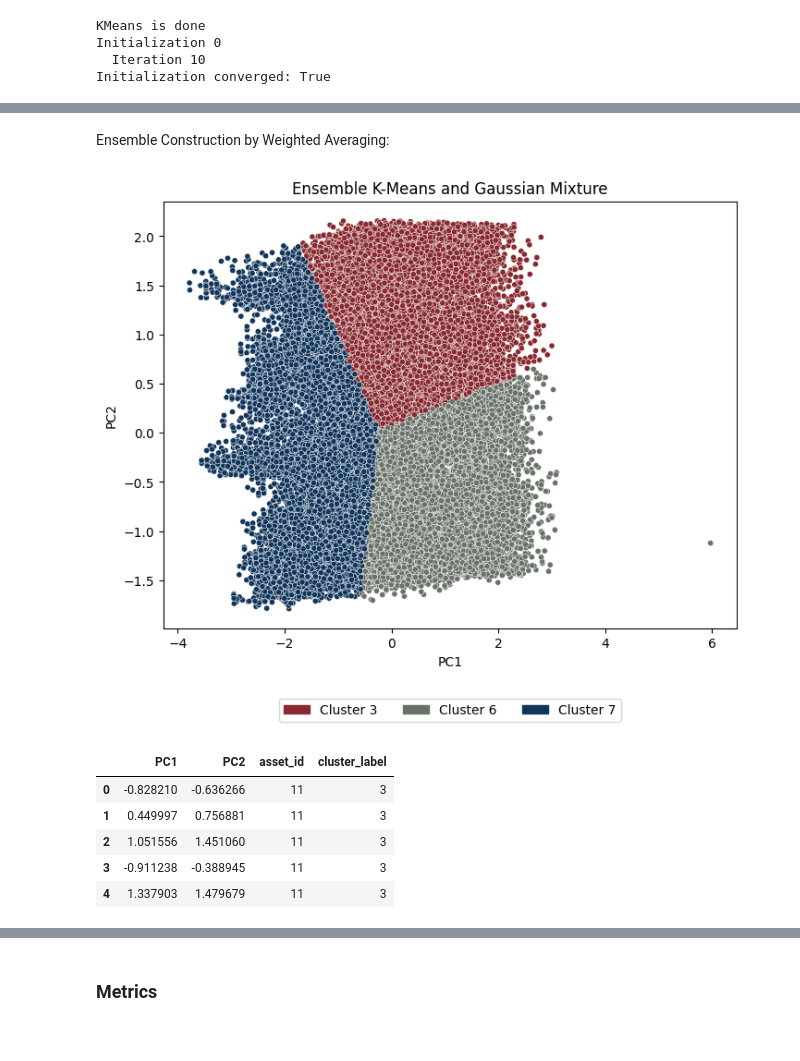
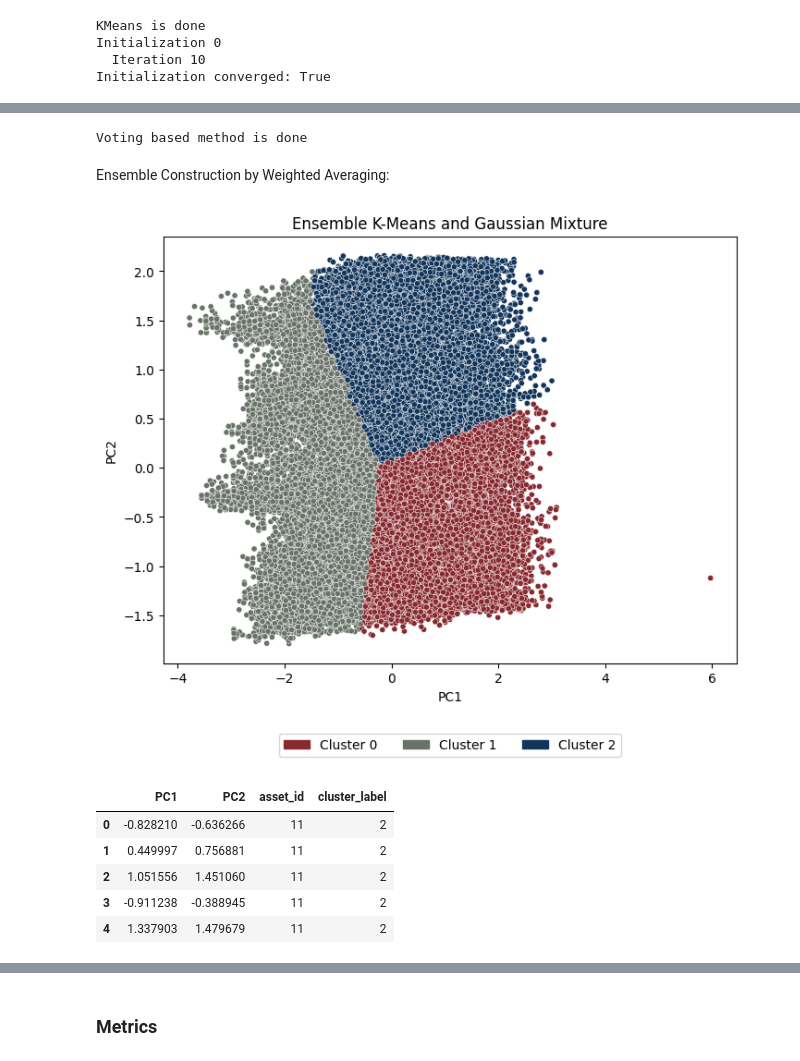
Before and after one commit to sarabreu/thesis_dev, a Jupyter notebook: 4_ensemble_models/clean_wind.ipynb, the cells around one changed output, grey strips where cells are left out. Cells and saved outputs as stored; diff of their text form; code cells hidden in the pictures.

```diff
--- a/4_ensemble_models/clean_wind.ipynb
+++ b/4_ensemble_models/clean_wind.ipynb
@@ -104,14 +50,0 @@ Cluster Fusion: Merge clusters from K-means and GMMs based on similarity measure
-# %%
-kmeans_centroids = kmeans.cluster_centers_
-gmm_centroids = gmm.means_
-
-# Compute pairwise distances between centroids
-centroid_distances = cdist(kmeans_centroids, gmm_centroids)
-
-# Assign each K-means cluster to the most similar GMM cluster
-cluster_mapping = centroid_distances.argmin(axis=1)
-
-# Update ensemble labels based on cluster mapping
-ensemble_labels = np.zeros_like(kmeans_labels)
-for i, gmm_cluster in enumerate(cluster_mapping):
-    ensemble_labels[kmeans_labels == i] = gmm_cluster
@@ -117,0 +53,20 @@ for i, gmm_cluster in enumerate(cluster_mapping):
+# %%
+# Voting based on cluster assignments
+num_clusters = max(len(set(kmeans_labels)), len(set(gmm_labels)))
+voting_labels_kmeans_gmm = np.zeros(len(df), dtype=int)
+
+for i in range(len(df)):
+    kmeans_cluster = kmeans_labels[i]
+    gmm_cluster = gmm_labels[i]
+
+    # Create a voting array
+    votes = np.zeros(num_clusters, dtype=int)
+    votes[kmeans_cluster] += 1
+    votes[gmm_cluster] += 1
+
+    # Assign the data point to the cluster with the most votes
+    voting_labels_kmeans_gmm[i] = np.argmax(votes)
+
+print('Voting based method is done')
+# %% [output]
+Voting based method is done
@@ -118,26 +122,26 @@ for i, gmm_cluster in enumerate(cluster_mapping):
 # %% [markdown]
 Ensemble Construction by Weighted Averaging:
 # %%
-df['cluster_label'] = ensemble_labels
+df['cluster_label'] = voting_labels_kmeans_gmm
 df['asset_id'] = subset_df['asset_id']
 # %%
 df.to_csv('results/clean_wind/gmm_kmeans.csv', index = False)
 # %%
 n_clusters = len(df['cluster_label'].unique())
 pallete = sns.color_palette(my_colors, n_clusters)
 
 # Plot the representative points on a scatter plot using PCA results
 plt.figure(figsize=(8, 6))
 sns.scatterplot(data=df, x='PC1', y='PC2', hue='cluster_label', palette=pallete, s=20)
 plt.title('Ensemble K-Means and Gaussian Mixture')
 plt.xlabel('PC1')
 plt.ylabel('PC2')
 legend_handles = [mpatches.Circle((0, 0), radius=1, color=color) for color in my_colors]
-plt.legend(handles=legend_handles, labels=[f'Cluster {cluster_label}' for cluster_label in np.unique(ensemble_labels)],
+plt.legend(handles=legend_handles, labels=[f'Cluster {cluster_label}' for cluster_label in np.unique(voting_labels_kmeans_gmm)],
            loc='upper center', bbox_to_anchor=(0.5, -0.15), ncol=4)
 plt.show()
 # %% [output]
-[figure, old version]
+[figure, new version]
 # %%
 most_frequent_clusters = df.groupby('asset_id')['cluster_label'].agg(lambda x: np.bincount(x).argmax())
 
@@ -149,11 +153,11 @@ df = pd.merge(df, most_frequent_clusters, on='asset_id', how='left')
 df.head()
 # %% [output]
 |  | PC1 | PC2 | asset_id | cluster_label |
-| 0 | -0.828210 | -0.636266 | 11 | 3 |
-| 1 | 0.449997 | 0.756881 | 11 | 3 |
-| 2 | 1.051556 | 1.451060 | 11 | 3 |
-| 3 | -0.911238 | -0.388945 | 11 | 3 |
-| 4 | 1.337903 | 1.479679 | 11 | 3 |
+| 0 | -0.828210 | -0.636266 | 11 | 2 |
+| 1 | 0.449997 | 0.756881 | 11 | 2 |
+| 2 | 1.051556 | 1.451060 | 11 | 2 |
+| 3 | -0.911238 | -0.388945 | 11 | 2 |
+| 4 | 1.337903 | 1.479679 | 11 | 2 |
 # %%
 representative_points = df.groupby(['asset_id']).first().reset_index()
 representative_points
```
Also changed, not shown: parts of 51 cells of this notebook, 3 other files.
